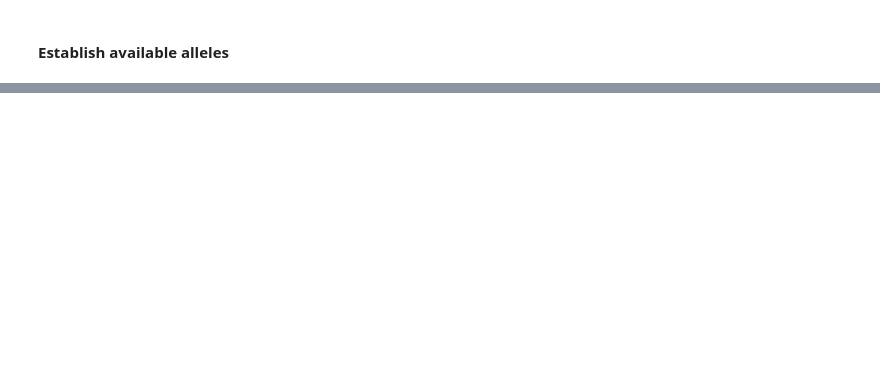
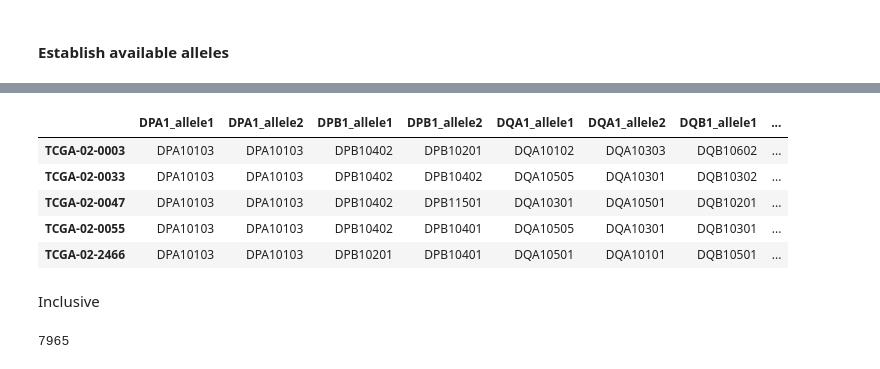
Before and after one commit to Rachelmarty20/MHC_II, a Jupyter notebook: data_gathering/mhc_types/gather_types.ipynb, the cells around one changed output, grey strips where cells are left out. Cells and saved outputs as stored; diff of their text form; code cells hidden in the pictures; blank space fills up the shorter version.

```diff
--- a/data_gathering/mhc_types/gather_types.ipynb
+++ b/data_gathering/mhc_types/gather_types.ipynb
@@ -193,0 +174,23 @@ len(df[['DRB1_allele1', 'DRB1_allele2']].dropna())
+# %%
+conservative_dictionary = {}
+for patient in conservative_patients:
+    patient_dict = {}
+    hd = patient_dict_hlahd[patient]
+    x = patient_dict_hlax[patient]
+
+    for gene in ['DRB1_allele', 'DPB1_allele', 'DQB1_allele']:
+        # use HLA-HD unless they don't exist
+        compatibility = check_compatability([x[gene+'1'], x[gene+'2']],
+                                   [hd[gene+'1'], hd[gene+'2']])
+        if compatibility == 'match':
+            patient_dict[gene + '1'] = hd[gene+'1']
+            patient_dict[gene + '2'] = hd[gene+'2']
+
+    for gene in ['DPA1_allele', 'DQA1_allele']:
+        if (hd[gene+'1'] != '-') & (hd[gene+'2'] != '-'):
+            patient_dict[gene + '1'] = hd[gene+'1']
+            patient_dict[gene + '2'] = hd[gene+'2']
+
+    # Add to dictionary
+    if len(patient_dict.keys()) == 10: # check
+        conservative_dictionary[patient] = patient_dict
@@ -193,0 +205,11 @@ len(df[['DRB1_allele1', 'DRB1_allele2']].dropna())
+# %%
+conservative_df.head()
+# %% [output]
+|  | DPA1_allele1 | DPA1_allele2 | DPB1_allele1 | DPB1_allele2 | DQA1_allele1 | DQA1_allele2 | DQB1_allele1 | ... |
+| TCGA-02-0003 | DPA10103 | DPA10103 | DPB10402 | DPB10201 | DQA10102 | DQA10303 | DQB10602 | ... |
+| TCGA-02-0033 | DPA10103 | DPA10103 | DPB10402 | DPB10402 | DQA10505 | DQA10301 | DQB10302 | ... |
+| TCGA-02-0047 | DPA10103 | DPA10103 | DPB10402 | DPB11501 | DQA10301 | DQA10501 | DQB10201 | ... |
+| TCGA-02-0055 | DPA10103 | DPA10103 | DPB10402 | DPB10401 | DQA10505 | DQA10301 | DQB10301 | ... |
+| TCGA-02-2466 | DPA10103 | DPA10103 | DPB10201 | DPB10401 | DQA10501 | DQA10101 | DQB10501 | ... |
+# %% [markdown]
+Inclusive
@@ -193,0 +244,8 @@ len(df[['DRB1_allele1', 'DRB1_allele2']].dropna())
+# %%
+# convert to dataframe
+inclusive_df = pd.DataFrame(inclusive_dictionary).transpose()
+# output
+print len(inclusive_df)
+inclusive_df.to_csv('/cellar/users/ramarty/Data/hla_ii/hla_types/clean/TCGA.ClassII.inclusive.csv')
+# %% [output]
+7965
```
Also changed, not shown: parts of 76 cells of this notebook, 30 other files.
